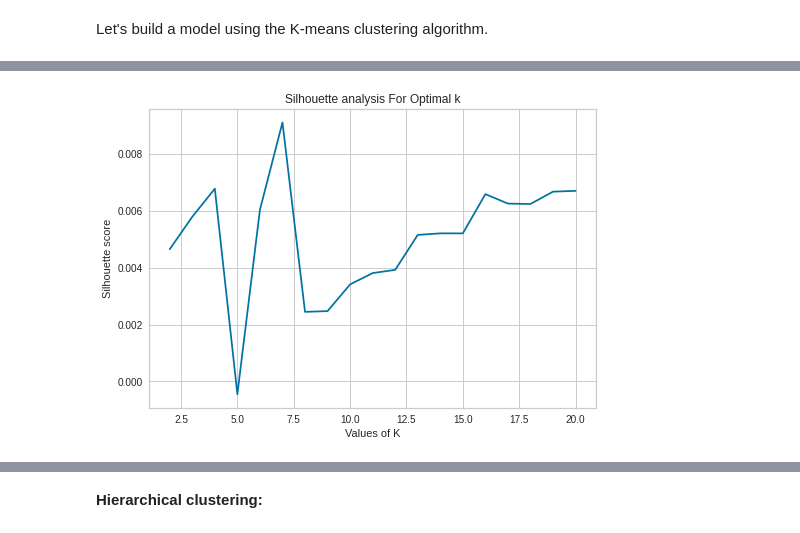
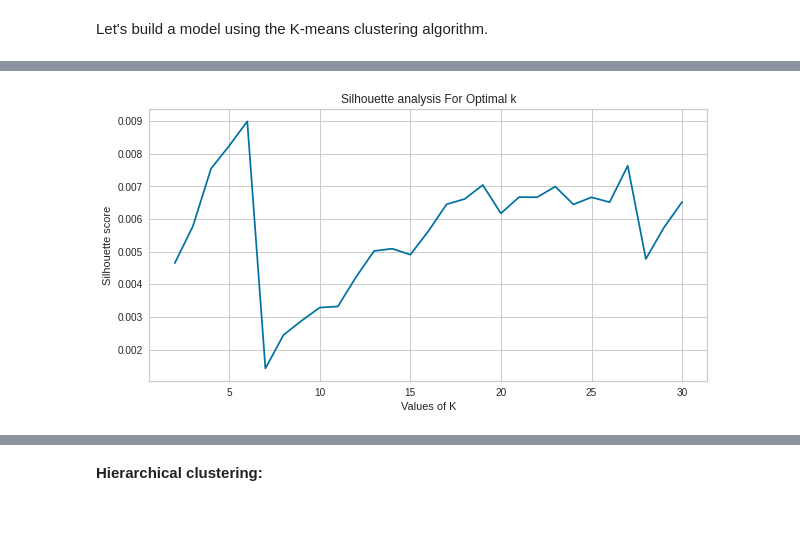
Before and after one commit to shaloy-lewis/Netflix_movies_and_tv_shows_clustering, a Jupyter notebook: Netflix_Movies_and_TV_Shows_Clustering_Shaloy_Lewis.ipynb, the cells around one changed output, grey strips where cells are left out. Drawn from its saved outputs; the diff is of its cells as text; code cells hidden in the pictures.

```diff
--- a/Netflix_Movies_and_TV_Shows_Clustering_Shaloy_Lewis.ipynb
+++ b/Netflix_Movies_and_TV_Shows_Clustering_Shaloy_Lewis.ipynb
@@ -895,15 +893,16 @@ from yellowbrick.cluster import KElbowVisualizer
 # %%
 wcss=[]
 silhouette_scores = []
-for i in range(1,21):
-  kmeans = KMeans(i)
+for i in range(1,31):
+  kmeans = KMeans(n_clusters=i,init='k-means++',random_state=33)
   kmeans.fit(x_pca)
   wcss_iter = kmeans.inertia_
   wcss.append(wcss_iter)
 
-number_clusters = range(1,21)
+number_clusters = range(1,31)
+plt.figure(figsize=(10,5))
 plt.plot(number_clusters,wcss)
-plt.title('The Elbow title')
+plt.title('The Elbow Method')
 plt.xlabel('Number of clusters')
 plt.ylabel('WCSS')
 # %% [output]
@@ -912,19 +911,20 @@ Text(0, 0.5, 'WCSS')
 # %%
-range_n_clusters = range(2,21)
+range_n_clusters = range(2,31)
 silhouette_avg = []
 for num_clusters in range_n_clusters:
   # initialise kmeans
-  kmeans = KMeans(n_clusters=num_clusters)
+  kmeans = KMeans(n_clusters=num_clusters,init='k-means++',random_state=33)
   kmeans.fit(x_pca)
   cluster_labels = kmeans.labels_
 
   # silhouette score
   silhouette_avg.append(silhouette_score(x_pca, cluster_labels))
 
-plt.plot(range_n_clusters,silhouette_avg,'bx-')
+plt.figure(figsize=(10,5))
+plt.plot(range_n_clusters,silhouette_avg)
 plt.xlabel('Values of K')
 plt.ylabel('Silhouette score')
 plt.title('Silhouette analysis For Optimal k')
 plt.show()
 # %% [output]
-[figure, old version]
+[figure, new version]
```
Also changed, not shown: parts of 19 cells of this notebook.
